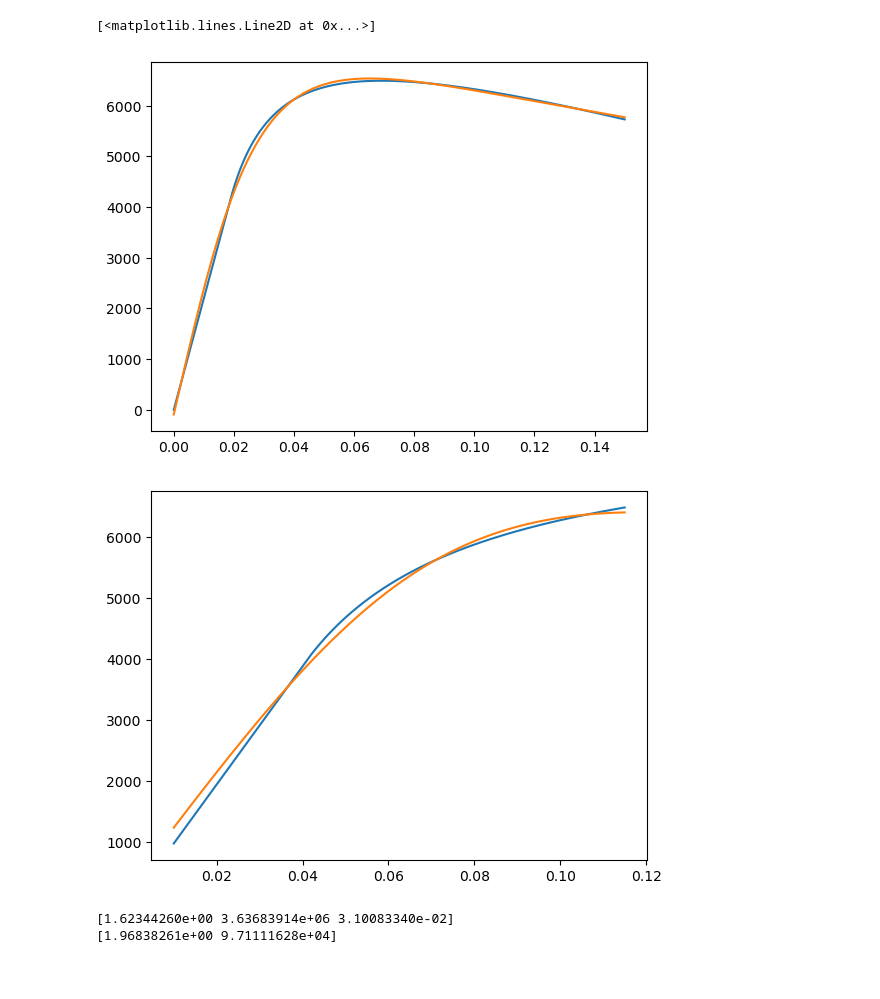
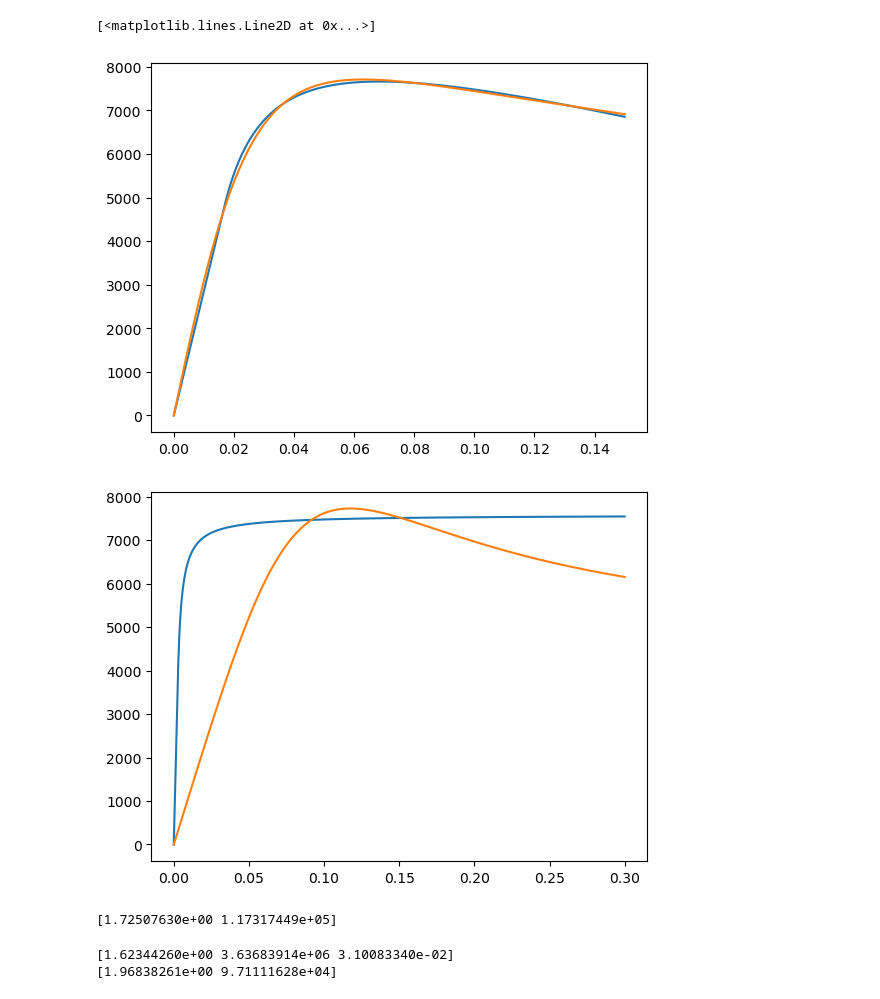
Before and after one commit to BenediktRuhland/SA-Tire-model, a Jupyter notebook: model/Brush_fit.ipynb, the cells around one changed output. Drawn from its saved outputs; the diff is of its cells as text; code cells hidden in the pictures.

```diff
--- a/model/Brush_fit.ipynb
+++ b/model/Brush_fit.ipynb
@@ -43,40 +44,45 @@ from scipy.optimize import curve_fit
 #Pacejka 52
 IA = 0
 Fz0 = 3114
+Fz = 5000
 
 Sx = np.linspace(0,0.15,1000)
-Sy = np.linspace(0.01,0.115,1000)
+Sy = np.linspace(0,0.3,1000)
 
 params_Fx_init = [0.8, 360000, 0.04] # mu, kt, lamd
-params_Fy_init = [0.8, 50000] # mu, Ca
+params_Fy_init = [1.5, 1.10061960e+05] # mu, Ca
 
-Fx_pa = pa.Pacejka52_long(Fz,Sx,IA,Fz0)[0]
-Fy_pa = pa.Pacejka52_lat(Fz,Sy,IA,Fz0)[0]
+Fx_pa = pa52_0.Pacejka52_long(Fz,Sx,IA,Fz0)[0]
+Fy_pa = pa52_0.Pacejka52_lat(Fz,Sy,IA,Fz0)[0]
 
 
 def Fx_br_func(Sx,mu,kt,lam):
     return br.brush_long(Sx,Fz, mu, kt, lam)
 
 def Fy_br_func(Sy, mu, Ca):
     return br.brush_lat(Sy,Fz, mu, Ca)
 
 Fx_br_params, _ = curve_fit(Fx_br_func, Sx, Fx_pa, params_Fx_init)
-Fy_br_params, _ = curve_fit(Fy_br_func, Sy, Fy_pa, params_Fy_init)
+Fy_br_params, _ = curve_fit(Fx_br_func, Sy, Fy_pa, params_Fx_init)
 
 Fx_br_fit = Fx_br_func(Sx,Fx_br_params[0],Fx_br_params[1],Fx_br_params[2])
 Fy_br_fit = Fy_br_func(Sy,Fy_br_params[0],Fy_br_params[1])
 
 plt.figure(1)
 plt.plot(Sx,Fx_br_fit)
 plt.plot(Sx,Fx_pa)
 
 plt.figure(2)
 plt.plot(Sy,Fy_br_fit)
 plt.plot(Sy,Fy_pa)
 # %% [output]
 [<matplotlib.lines.Line2D at 0x...>]
-[figure, old version]
+[figure, new version]
-[figure, old version]
+[figure, new version]
+# %%
+print(Fy_br_params)
+# %% [output]
+[1.72507630e+00 1.17317449e+05]
 # %%
 ##Darstellung fitting
 
```
Also changed, not shown: parts of 3 cells of this notebook, 4 other files.
